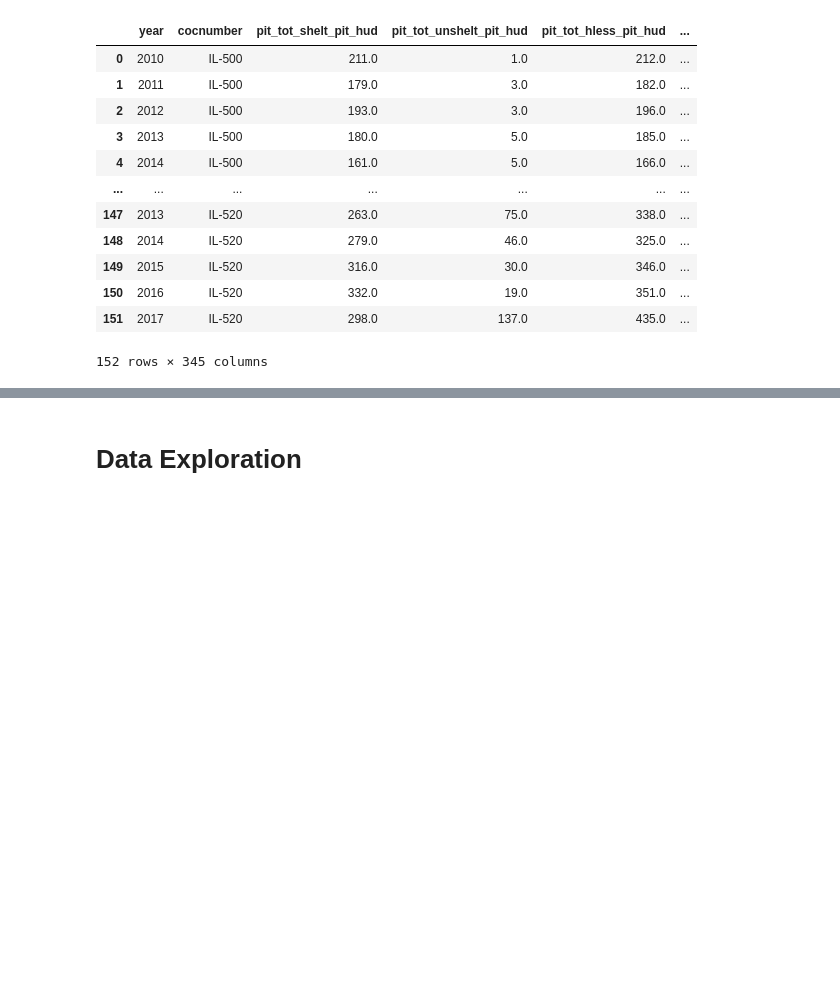
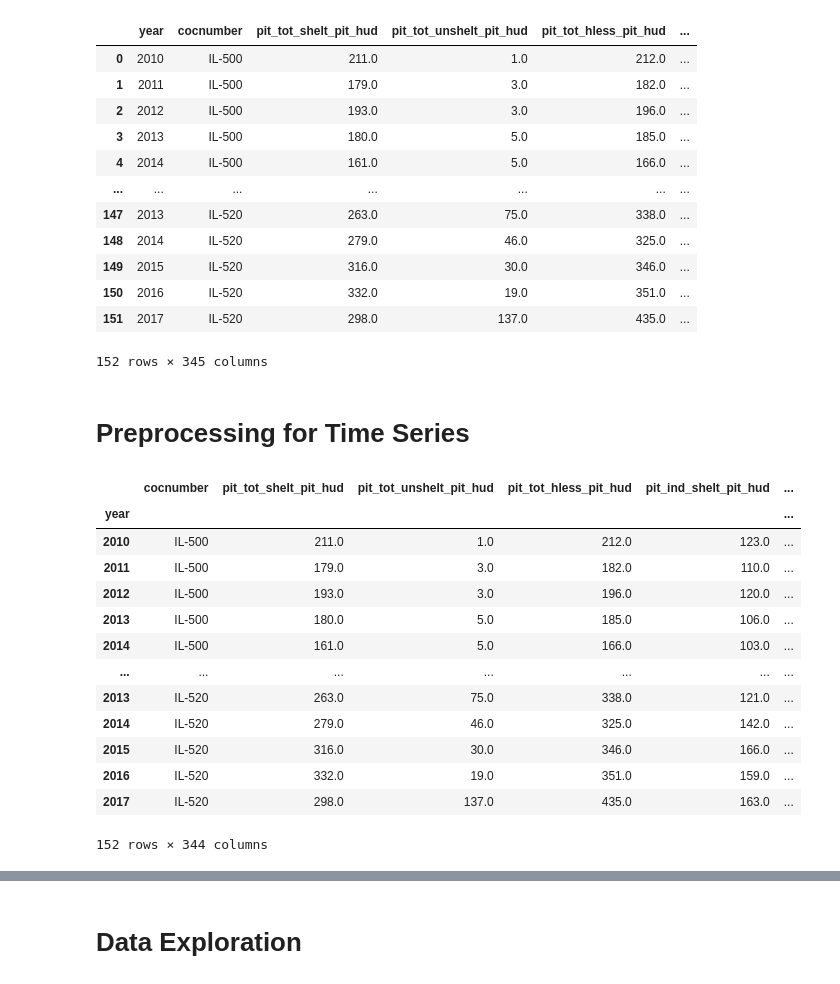
Before and after one commit to atharvanaik10/cs498-css, a Jupyter notebook: cs498_rp.ipynb, the cells around one changed output, grey strips where cells are left out. Cells and saved outputs as stored; diff of their text form; code cells hidden in the pictures; blank space fills up the shorter version.

Commit message:
preprocessing for time series

```diff
--- a/cs498_rp.ipynb
+++ b/cs498_rp.ipynb
@@ -167,3 +164,24 @@ df
 | 150 | 2016 | IL-520 | 332.0 | 19.0 | 351.0 | ... |
 | 151 | 2017 | IL-520 | 298.0 | 137.0 | 435.0 | ... |
 152 rows × 345 columns
+# %% [markdown]
+# Preprocessing for Time Series
+# %%
+# set the Time Series index to year
+df.set_index("year", inplace=True)
+df
+# %% [output]
+|  | cocnumber | pit_tot_shelt_pit_hud | pit_tot_unshelt_pit_hud | pit_tot_hless_pit_hud | pit_ind_shelt_pit_hud | ... |
+| year |  |  |  |  |  | ... |
+| 2010 | IL-500 | 211.0 | 1.0 | 212.0 | 123.0 | ... |
+| 2011 | IL-500 | 179.0 | 3.0 | 182.0 | 110.0 | ... |
+| 2012 | IL-500 | 193.0 | 3.0 | 196.0 | 120.0 | ... |
+| 2013 | IL-500 | 180.0 | 5.0 | 185.0 | 106.0 | ... |
+| 2014 | IL-500 | 161.0 | 5.0 | 166.0 | 103.0 | ... |
+| ... | ... | ... | ... | ... | ... | ... |
+| 2013 | IL-520 | 263.0 | 75.0 | 338.0 | 121.0 | ... |
+| 2014 | IL-520 | 279.0 | 46.0 | 325.0 | 142.0 | ... |
+| 2015 | IL-520 | 316.0 | 30.0 | 346.0 | 166.0 | ... |
+| 2016 | IL-520 | 332.0 | 19.0 | 351.0 | 159.0 | ... |
+| 2017 | IL-520 | 298.0 | 137.0 | 435.0 | 163.0 | ... |
+152 rows × 344 columns
```
Also changed, not shown: parts of 21 cells of this notebook.
